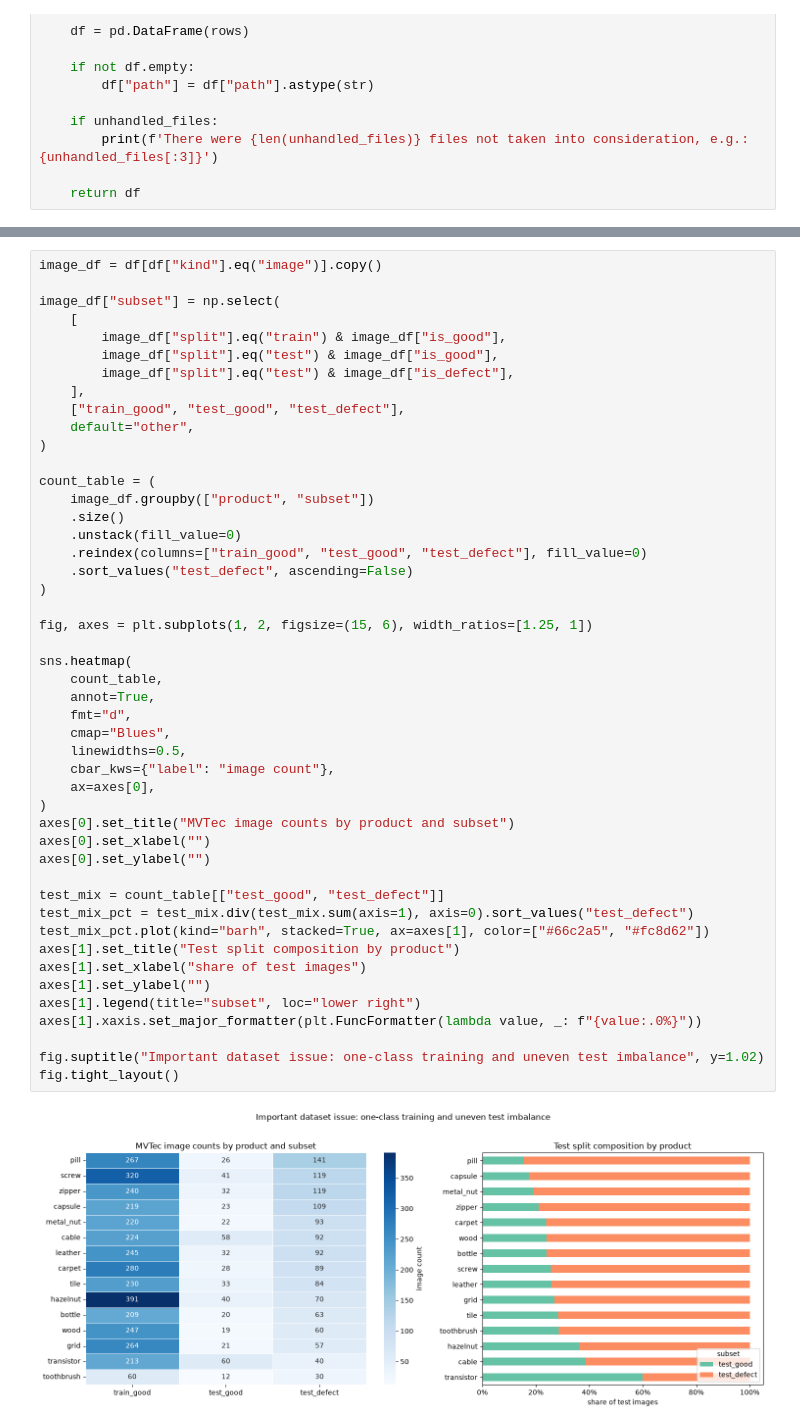
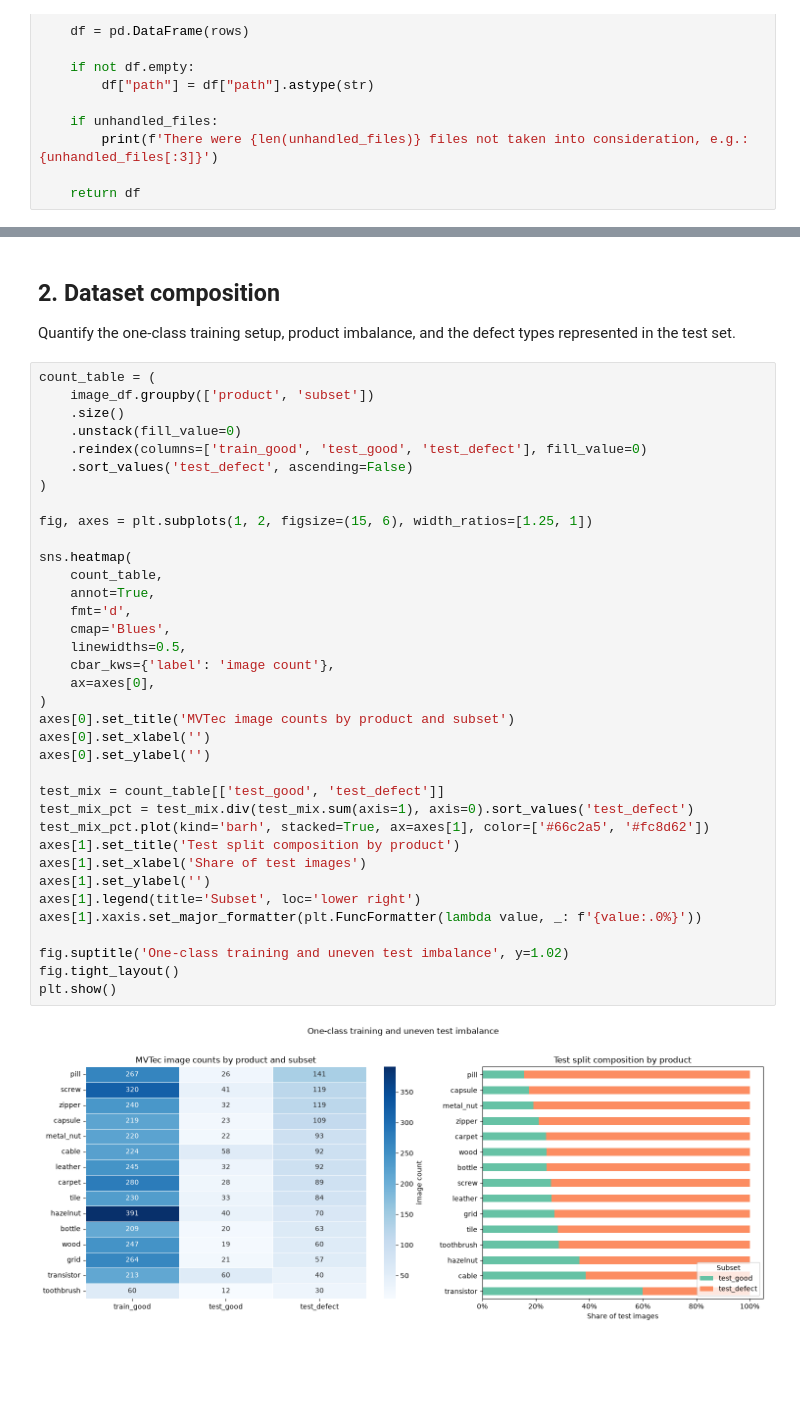
Before and after one commit to abulhawa/anomaly-detection, a Jupyter notebook: notebooks/01_data_exploration.ipynb, the cells around one changed output, grey strips where cells are left out. Drawn from its saved outputs; the diff is of its cells as text; blank space fills up the shorter version.

Commit message:
Expand and organize MVTec data exploration

```diff
--- a/notebooks/01_data_exploration.ipynb
+++ b/notebooks/01_data_exploration.ipynb
@@ -192,49 +243,42 @@ df.describe()
+# %% [markdown]
+## 2. Dataset composition
+
+Quantify the one-class training setup, product imbalance, and the defect types represented in the test set.
 # %%
-image_df = df[df["kind"].eq("image")].copy()
-
-image_df["subset"] = np.select(
-    [
-        image_df["split"].eq("train") & image_df["is_good"],
-        image_df["split"].eq("test") & image_df["is_good"],
-        image_df["split"].eq("test") & image_df["is_defect"],
-    ],
-    ["train_good", "test_good", "test_defect"],
-    default="other",
-)
-
 count_table = (
-    image_df.groupby(["product", "subset"])
+    image_df.groupby(['product', 'subset'])
     .size()
     .unstack(fill_value=0)
-    .reindex(columns=["train_good", "test_good", "test_defect"], fill_value=0)
-    .sort_values("test_defect", ascending=False)
+    .reindex(columns=['train_good', 'test_good', 'test_defect'], fill_value=0)
+    .sort_values('test_defect', ascending=False)
 )
 
 fig, axes = plt.subplots(1, 2, figsize=(15, 6), width_ratios=[1.25, 1])
 
 sns.heatmap(
     count_table,
     annot=True,
-    fmt="d",
-    cmap="Blues",
+    fmt='d',
+    cmap='Blues',
     linewidths=0.5,
-    cbar_kws={"label": "image count"},
+    cbar_kws={'label': 'image count'},
     ax=axes[0],
 )
-axes[0].set_title("MVTec image counts by product and subset")
-axes[0].set_xlabel("")
-axes[0].set_ylabel("")
+axes[0].set_title('MVTec image counts by product and subset')
+axes[0].set_xlabel('')
+axes[0].set_ylabel('')
 
-test_mix = count_table[["test_good", "test_defect"]]
-test_mix_pct = test_mix.div(test_mix.sum(axis=1), axis=0).sort_values("test_defect")
-test_mix_pct.plot(kind="barh", stacked=True, ax=axes[1], color=["#66c2a5", "#fc8d62"])
-axes[1].set_title("Test split composition by product")
-axes[1].set_xlabel("share of test images")
-axes[1].set_ylabel("")
-axes[1].legend(title="subset", loc="lower right")
-axes[1].xaxis.set_major_formatter(plt.FuncFormatter(lambda value, _: f"{value:.0%}"))
+test_mix = count_table[['test_good', 'test_defect']]
+test_mix_pct = test_mix.div(test_mix.sum(axis=1), axis=0).sort_values('test_defect')
+test_mix_pct.plot(kind='barh', stacked=True, ax=axes[1], color=['#66c2a5', '#fc8d62'])
+axes[1].set_title('Test split composition by product')
+axes[1].set_xlabel('Share of test images')
+axes[1].set_ylabel('')
+axes[1].legend(title='Subset', loc='lower right')
+axes[1].xaxis.set_major_formatter(plt.FuncFormatter(lambda value, _: f'{value:.0%}'))
 
-fig.suptitle("Important dataset issue: one-class training and uneven test imbalance", y=1.02)
+fig.suptitle('One-class training and uneven test imbalance', y=1.02)
 fig.tight_layout()
+plt.show()
 # %% [output]
-[figure, old version]
+[figure, new version]
```
Also changed, not shown: parts of 40 cells of this notebook.
